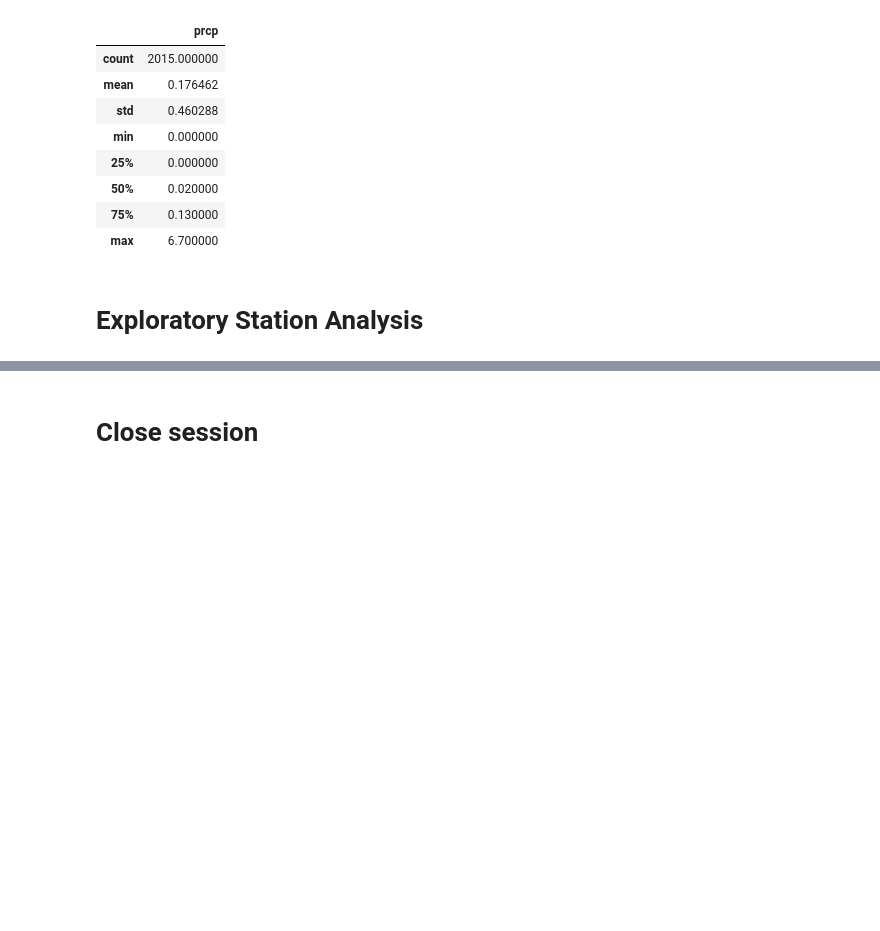
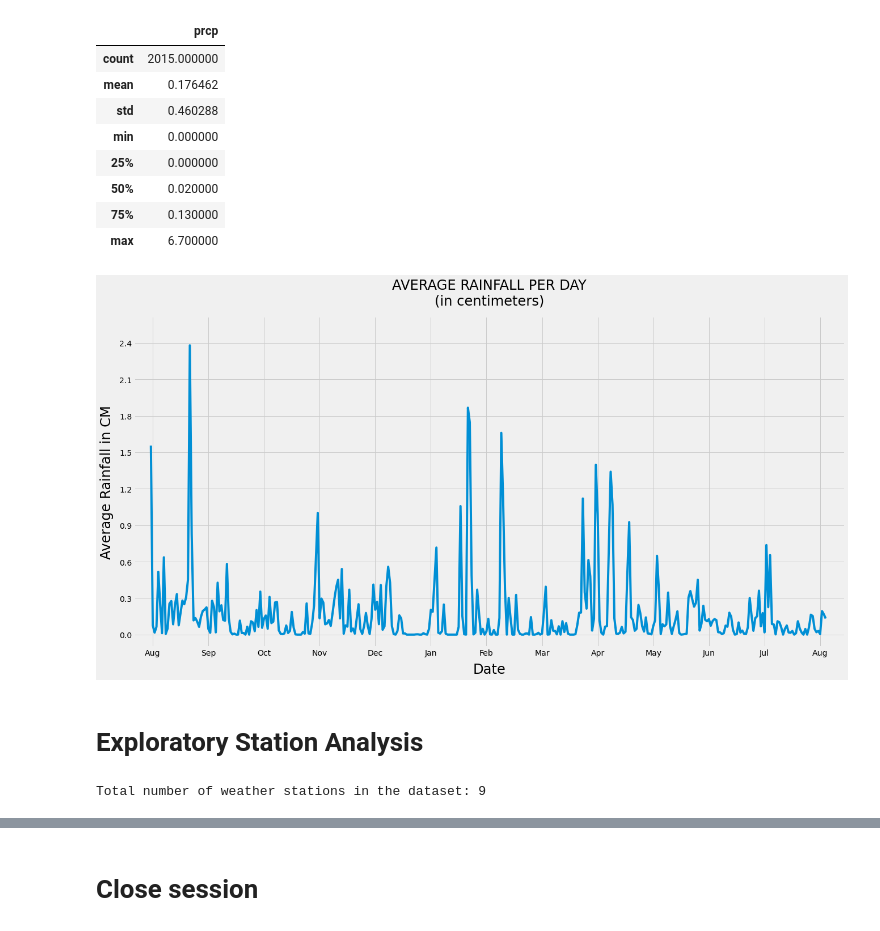
Before and after one commit to kennethcandersen/Weather-Database-and-API-Service, a Jupyter notebook: climate_starter.ipynb, the cells around one changed output, grey strips where cells are left out. Saved outputs shown, nothing was run; the diff lists cells and outputs as text; code cells hidden in the pictures; blank space fills up the shorter version.

```diff
--- a/climate_starter.ipynb
+++ b/climate_starter.ipynb
@@ -130,10 +116,44 @@ precipitation_df.describe()
 | 50% | 0.020000 |
 | 75% | 0.130000 |
 | max | 6.700000 |
+# %%
+#Plot the average precipitation results.
+
+plt.figure(num=None, figsize=(20,10), dpi=None,
+                         facecolor=None, edgecolor=None, frameon=True)
+x_axis = average_prcp_df.index
+y_axis = average_prcp_df['Precipitation in CM']
+l = len(average_prcp_df)
+
+prcp_range = max(y_axis)-min(y_axis)
+
+x_tx = [tk_x for tk_x in range(1, (l)+1, int(l/12))]
+y_tx = [round(tk_y,2) for tk_y in np.arange(0, math.ceil(prcp_range), math.ceil(prcp_range)/10)]
+
+labels=[dt.strptime(x_axis[tk], '%Y-%m-%d').strftime("%b") for tk in tx]
+
+plt.xticks(ticks=x_tx, labels=labels)
+plt.yticks(ticks=y_tx)
+plt.plot(x_axis, y_axis)
+
+plt.xlim(-len(x_axis)*.025, len(x_axis)*1.025)
+plt.ylim(-.1, max(y_axis)*1.1)
+
+plt.title("AVERAGE RAINFALL PER DAY\n(in centimeters)", fontsize='xx-large',             # Set up title
+          loc='center', pad=20)
+plt.xlabel("Date", fontsize='xx-large', labelpad=10)
+plt.ylabel("Average Rainfall in CM", fontsize='xx-large', labelpad=10)
+plt.show()
+# %% [output]
+[figure, added]
 # %% [markdown]
 # Exploratory Station Analysis
 # %%
 # Design a query to calculate the total number stations in the dataset
+stations_count = session.query(Stations.station.distinct()).count()
+print(f"Total number of weather stations in the dataset: {stations_count}")
+# %% [output]
+Total number of weather stations in the dataset: 9
 # %%
 # Design a query to find the most active stations (i.e. what stations have the most rows?)
 # List the stations and the counts in descending order.
```
Also changed, not shown: parts of 4 cells of this notebook.
